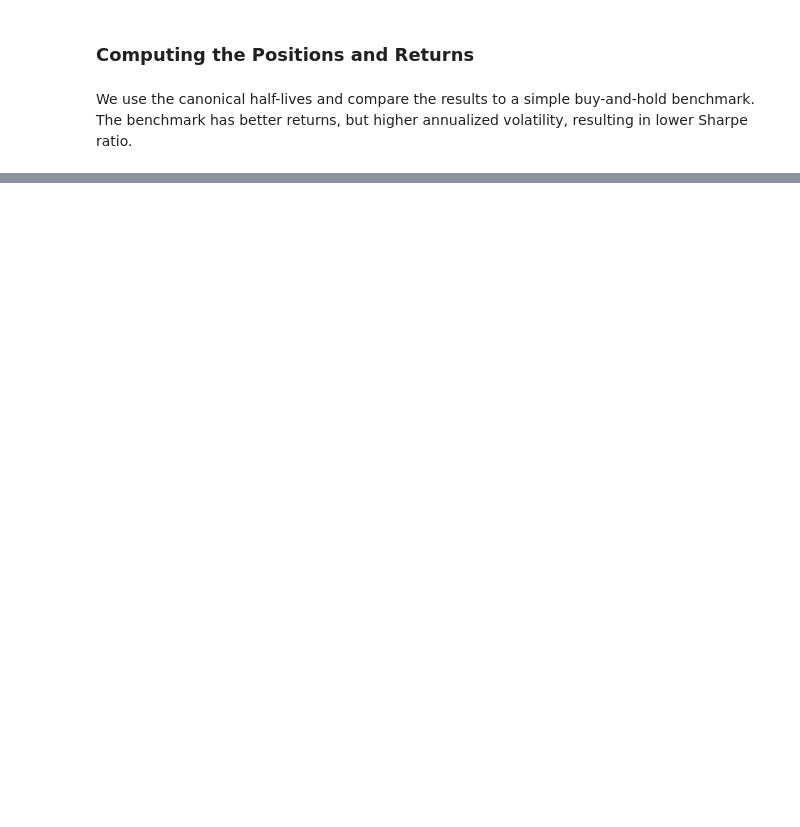
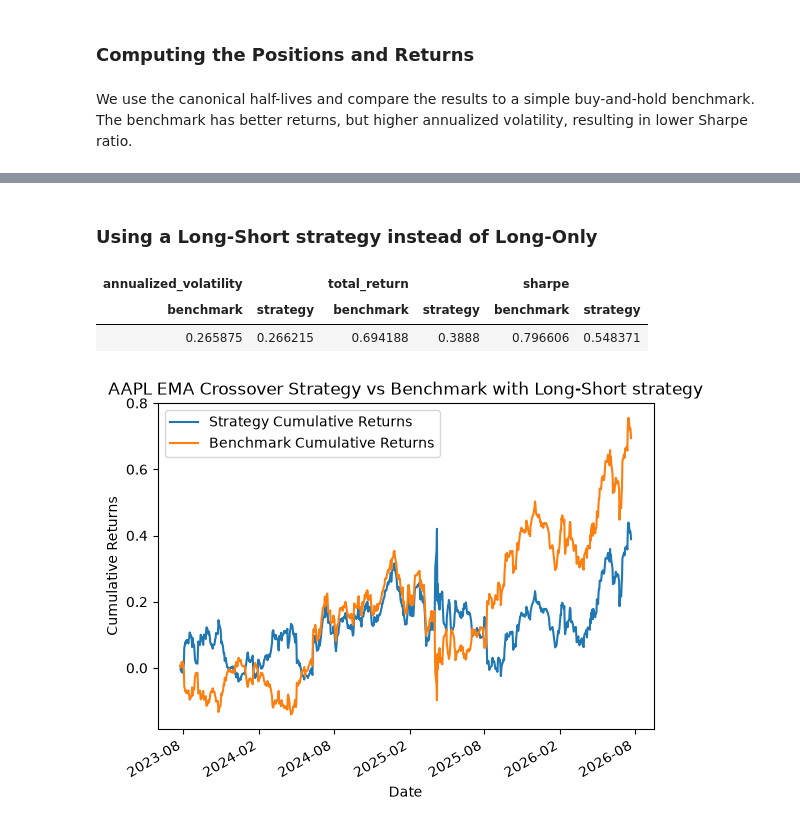
Before and after one commit to charlien74/systematic-trading-research, a Jupyter notebook: notebooks/01_exponential_moving_averages.ipynb, the cells around one changed output, grey strips where cells are left out. Drawn from its saved outputs; the diff is of its cells as text; code cells hidden in the pictures; blank space fills up the shorter version.

```diff
--- a/notebooks/01_exponential_moving_averages.ipynb
+++ b/notebooks/01_exponential_moving_averages.ipynb
@@ -62,0 +75,13 @@ TypeError: plot_cumulative_returns() got an unexpected keyword argument 'title'
+# %% [markdown]
+### Using a Long-Short strategy instead of Long-Only
+# %%
+positions = ema_crossover.get_ema_crossover_positions(short_ema, long_ema, long_only=False)
+metrics, strategy_cumulative_returns, benchmark_cumulative_returns = backtest.compute_metrics_and_returns_from_positions_and_prices(positions, aapl_df)
+
+views.render_metrics_grouped(metrics)
+views.plot_cumulative_returns(strategy_cumulative_returns, benchmark_cumulative_returns, title="AAPL EMA Crossover Strategy vs Benchmark with Long-Short strategy")
+# %% [output]
+| annualized_volatility |  | total_return |  | sharpe |  |
+| benchmark | strategy | benchmark | strategy | benchmark | strategy |
+| 0.265875 | 0.266215 | 0.694188 | 0.3888 | 0.796606 | 0.548371 |
+[figure, added]
```
Also changed, not shown: parts of 14 cells of this notebook, 2 other files.
